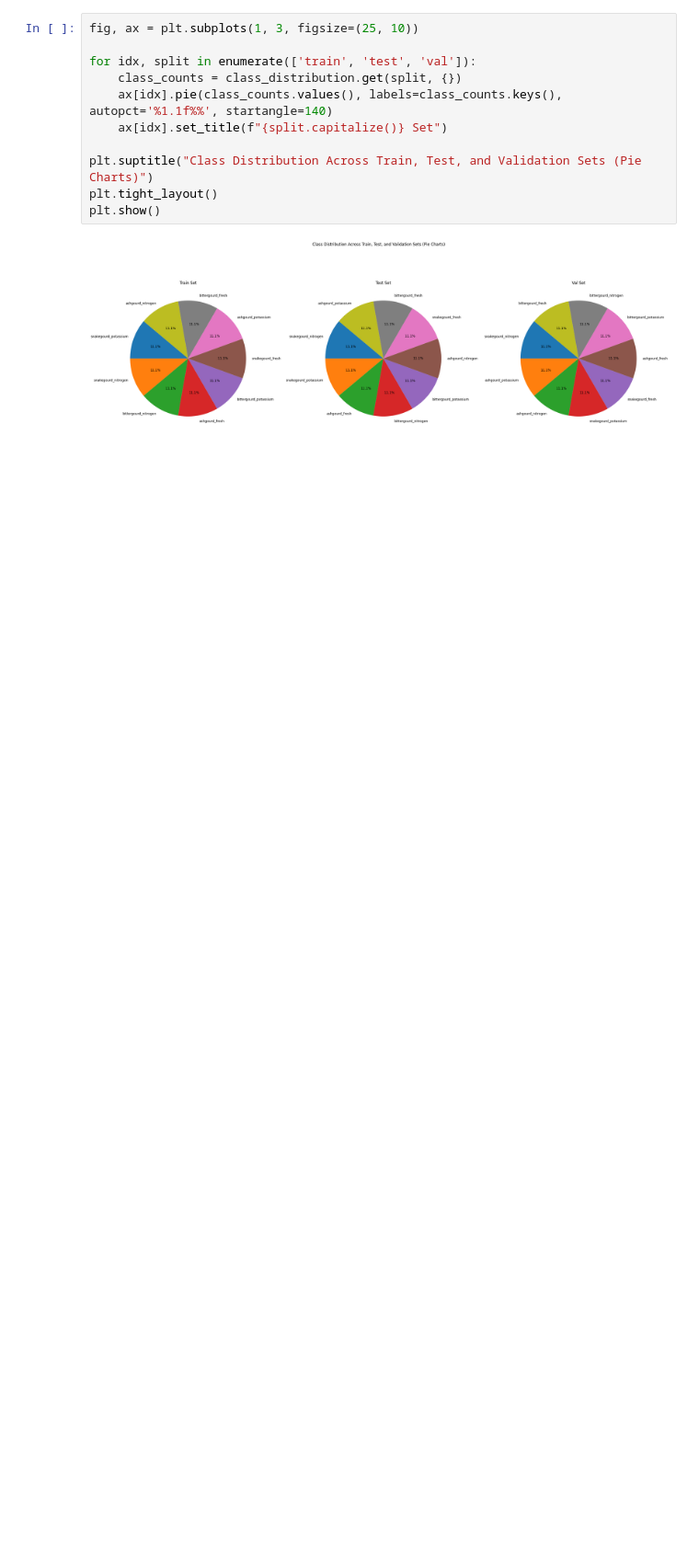
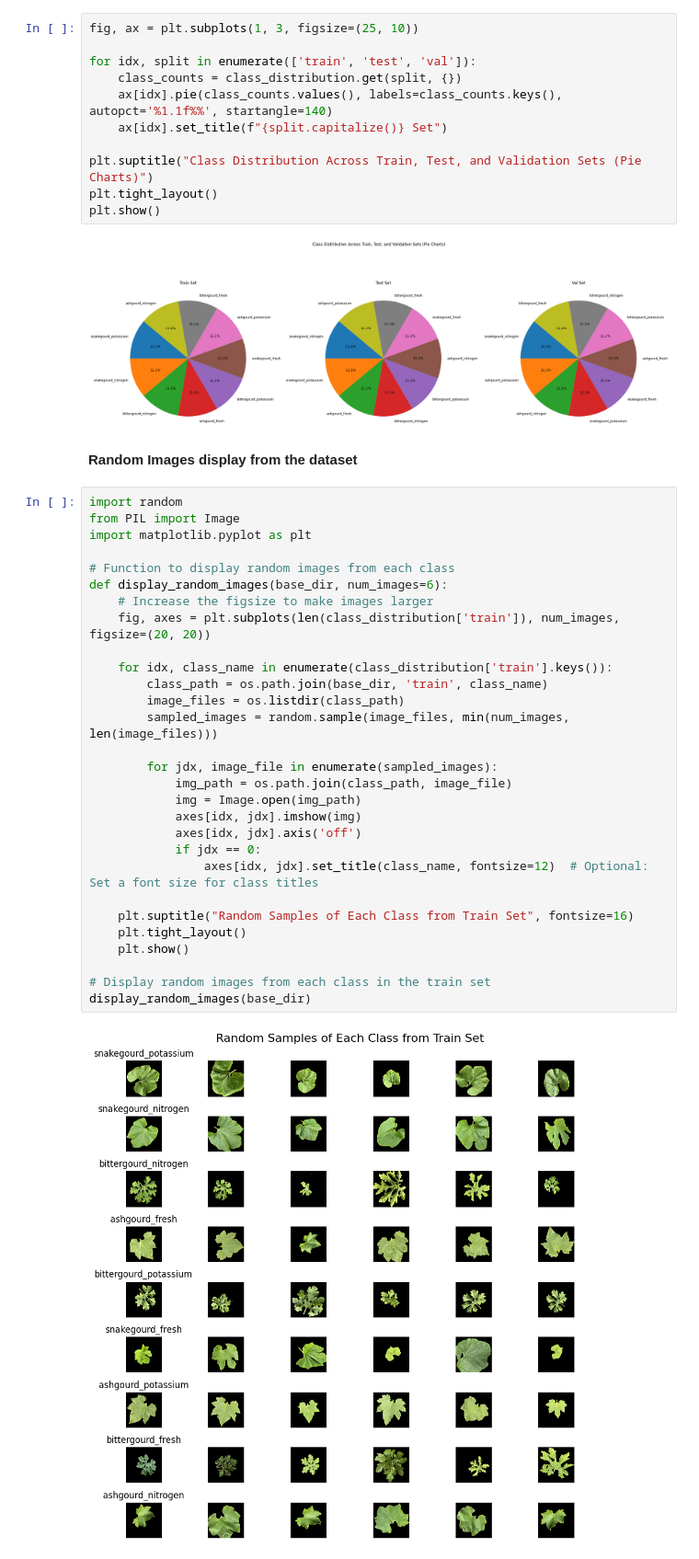
Before and after one commit to Srija-Swarna/Deep-learning-model-for-Early-detection-of-plant-nutritional-deficiencies, a Jupyter notebook: EDA_of_the_dataset.ipynb, the cells around one changed output. Shown at 92% size. Cells and saved outputs as stored; diff of their text form; blank space fills up the shorter version.

```diff
--- a/EDA_of_the_dataset.ipynb
+++ b/EDA_of_the_dataset.ipynb
@@ -75,3 +75,36 @@ plt.tight_layout()
 plt.show()
 # %% [output]
 [figure]
+# %% [markdown]
+**Random Images display from the dataset**
+# %%
+import random
+from PIL import Image
+import matplotlib.pyplot as plt
+
+# Function to display random images from each class
+def display_random_images(base_dir, num_images=6):
+    # Increase the figsize to make images larger
+    fig, axes = plt.subplots(len(class_distribution['train']), num_images, figsize=(20, 20))
+
+    for idx, class_name in enumerate(class_distribution['train'].keys()):
+        class_path = os.path.join(base_dir, 'train', class_name)
+        image_files = os.listdir(class_path)
+        sampled_images = random.sample(image_files, min(num_images, len(image_files)))
+
+        for jdx, image_file in enumerate(sampled_images):
+            img_path = os.path.join(class_path, image_file)
+            img = Image.open(img_path)
+            axes[idx, jdx].imshow(img)
+            axes[idx, jdx].axis('off')
+            if jdx == 0:
+                axes[idx, jdx].set_title(class_name, fontsize=12)  # Optional: Set a font size for class titles
+
+    plt.suptitle("Random Samples of Each Class from Train Set", fontsize=16)
+    plt.tight_layout()
+    plt.show()
+
+# Display random images from each class in the train set
+display_random_images(base_dir)
+# %% [output]
+[figure, added]
```
Also changed, not shown: parts of 2 cells of this notebook.
